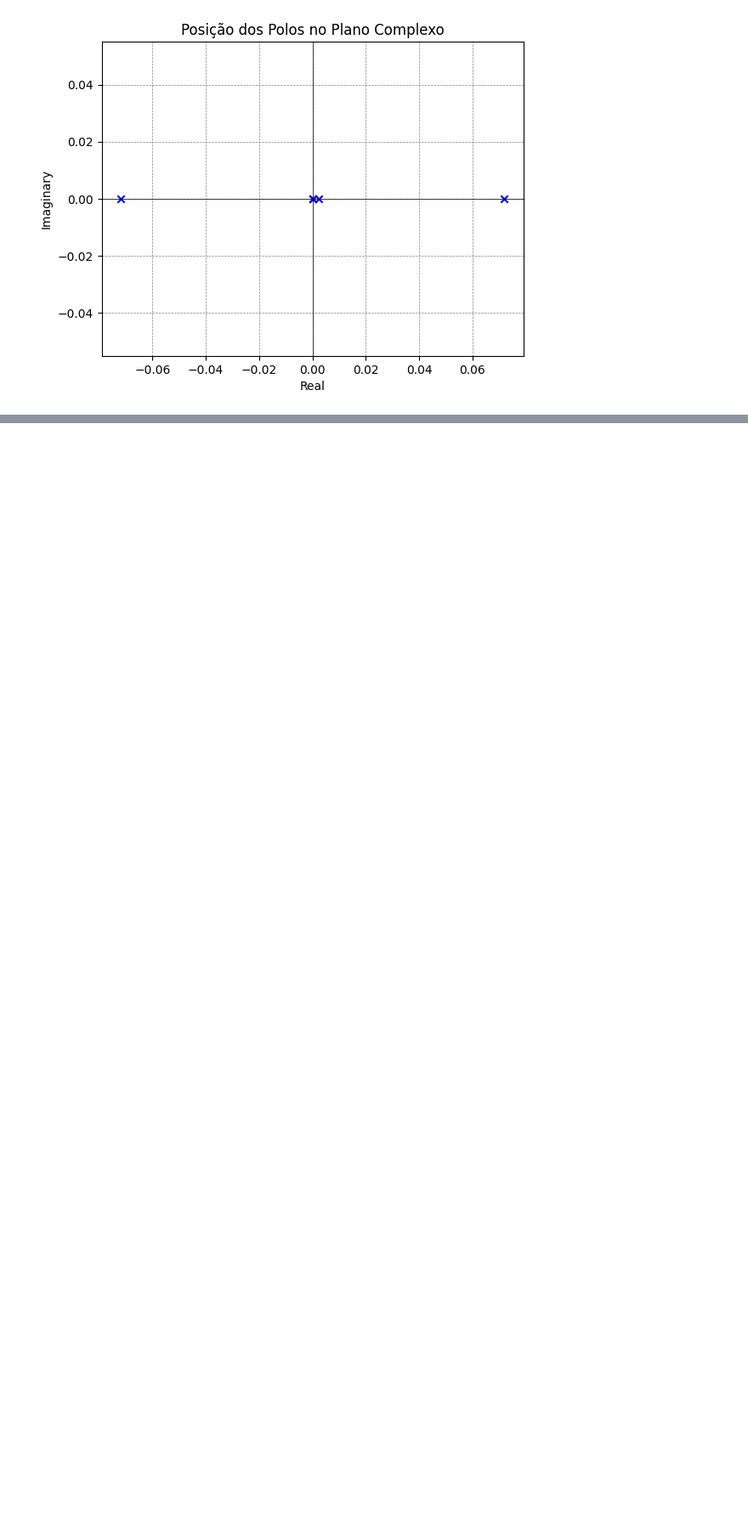
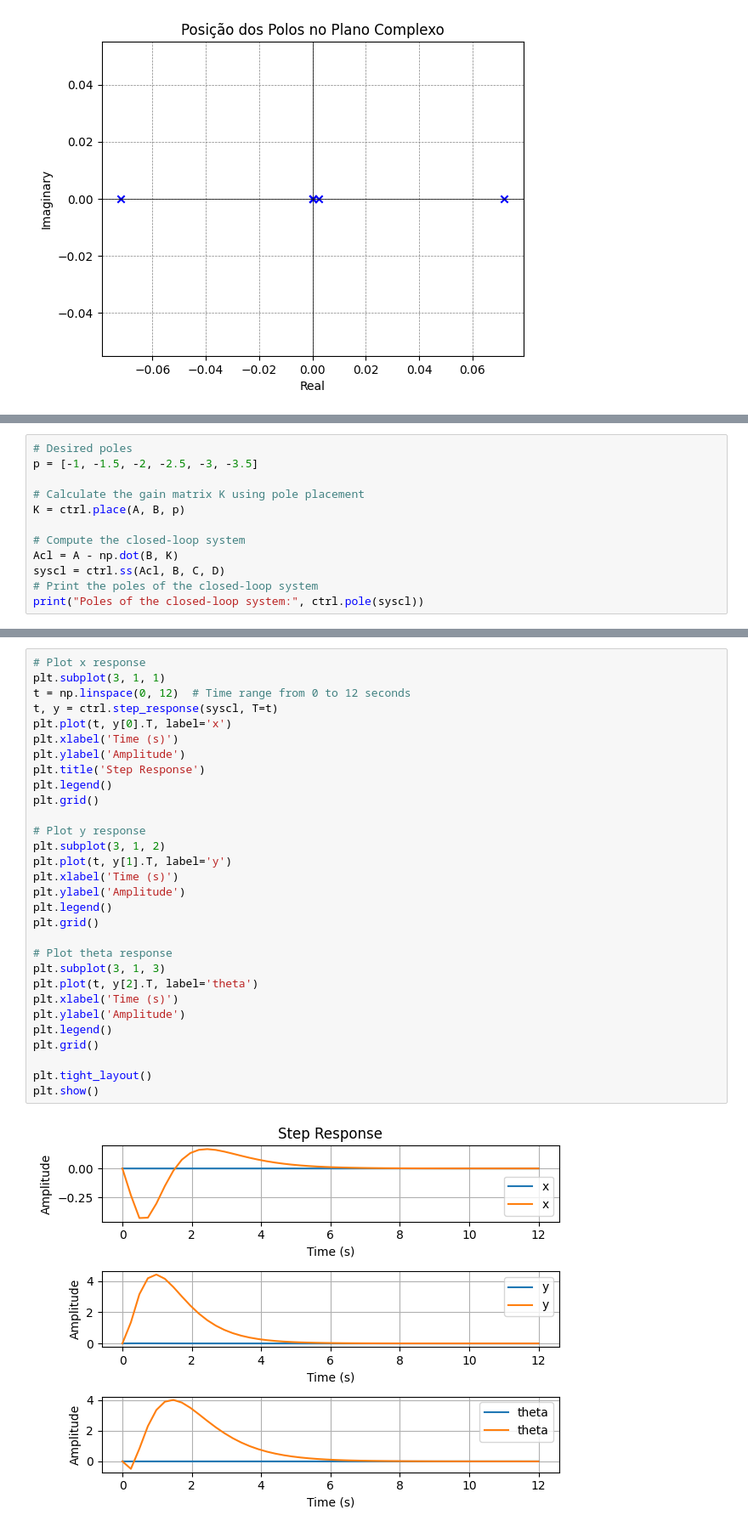
Before and after one commit to lucascarvalho10/pme3481, a Jupyter notebook: E1/poles_placement.ipynb, the cells around one changed output, grey strips where cells are left out. Shown: that part at 85% size. Cells and saved outputs as stored; diff of their text form; blank space fills up the shorter version.

```diff
--- a/E1/poles_placement.ipynb
+++ b/E1/poles_placement.ipynb
@@ -135,0 +146,12 @@ plt.show()
+# %%
+# Desired poles
+p = [-1, -1.5, -2, -2.5, -3, -3.5]
+
+# Calculate the gain matrix K using pole placement
+K = ctrl.place(A, B, p)
+
+# Compute the closed-loop system
+Acl = A - np.dot(B, K)
+syscl = ctrl.ss(Acl, B, C, D)
+# Print the poles of the closed-loop system
+print("Poles of the closed-loop system:", ctrl.pole(syscl))
@@ -135,0 +160,32 @@ plt.show()
+# %%
+# Plot x response
+plt.subplot(3, 1, 1)
+t = np.linspace(0, 12)  # Time range from 0 to 12 seconds
+t, y = ctrl.step_response(syscl, T=t)
+plt.plot(t, y[0].T, label='x')
+plt.xlabel('Time (s)')
+plt.ylabel('Amplitude')
+plt.title('Step Response')
+plt.legend()
+plt.grid()
+
+# Plot y response
+plt.subplot(3, 1, 2)
+plt.plot(t, y[1].T, label='y')
+plt.xlabel('Time (s)')
+plt.ylabel('Amplitude')
+plt.legend()
+plt.grid()
+
+# Plot theta response
+plt.subplot(3, 1, 3)
+plt.plot(t, y[2].T, label='theta')
+plt.xlabel('Time (s)')
+plt.ylabel('Amplitude')
+plt.legend()
+plt.grid()
+
+plt.tight_layout()
+plt.show()
+# %% [output]
+[figure, added]
```
Also changed, not shown: parts of 9 cells of this notebook, 1 other file.
